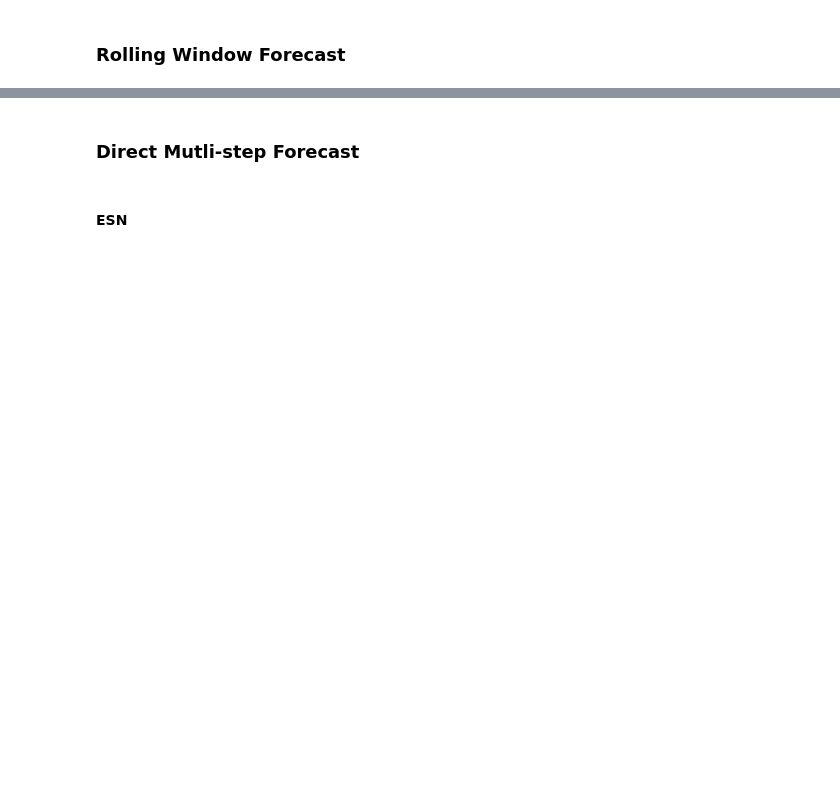
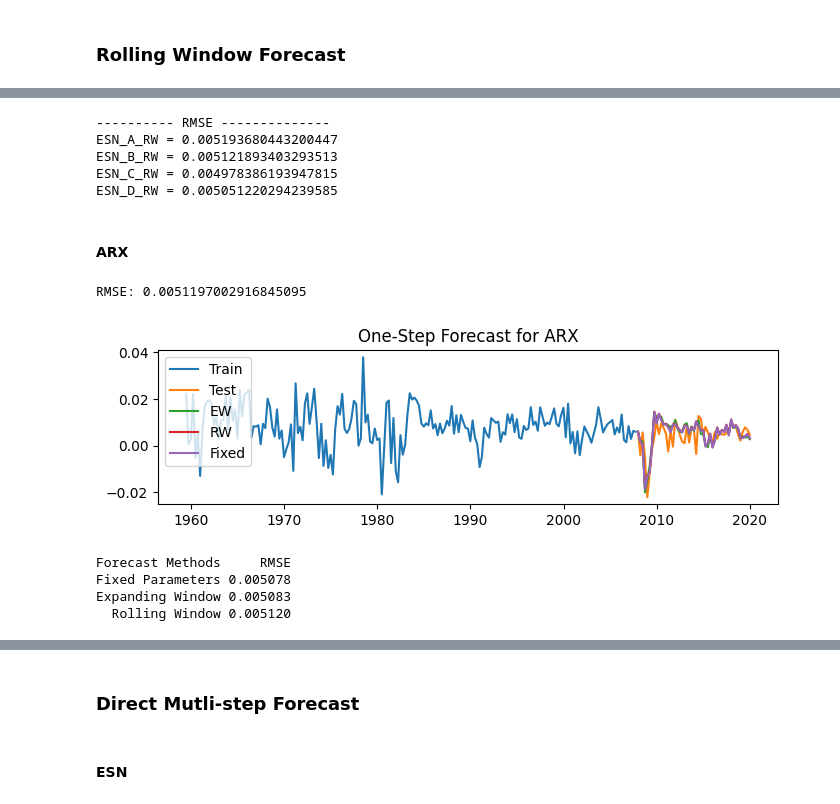
Before and after one commit to qh007/FYP, a Jupyter notebook: All Models.ipynb, the cells around one changed output, grey strips where cells are left out. Drawn from its saved outputs; the diff is of its cells as text; code cells hidden in the pictures; blank space fills up the shorter version.

```diff
--- a/All Models.ipynb
+++ b/All Models.ipynb
@@ -160,5 +190,5 @@ esn_c = ESN(
 #### ARX
 # %%
 order = (1, 0, 0)  # AR(1)
-model = ARIMA(endog=GDP_fill_data_train, exog=x_train, order=order)
-fit = model.fit(method='yule_walker')
+arx_model = ARIMA(endog=GDP_fill_data_train, exog=x_train, order=order)
+arx_fit = arx_model.fit(method='yule_walker')
@@ -249,7 +340,7 @@ plt.show()
 #### ARX
 # %%
 # make predictions - one step ahead forecast
-arx_forecast = fit.predict(start=len(x_train), end=len(data_new)-1, exog=x_test)
+arx_forecast = arx_fit.predict(start=len(x_train), end=len(data_new)-1, exog=x_test)
 
 # Evaluate the model
 mse_arx = mean_squared_error(GDP_fill_data_test, arx_forecast)
@@ -486,0 +693,64 @@ ValueError: Pandas data cast to numpy dtype of object. Check input data with np.
+# %%
+# evaluate forcast
+print("---------- RMSE --------------")
+print(f"ESN_A_RW = {esn_A_rw['rmse']} \t")
+print(f"ESN_B_RW = {esn_B_rw['rmse']} \t")
+print(f"ESN_C_RW = {esn_C_rw['rmse']} \t")
+print(f"ESN_D_RW = {esn_D_rw['rmse']} \t")
+# %% [output]
+---------- RMSE --------------
+ESN_A_RW = 0.005193680443200447
+ESN_B_RW = 0.005121893403293513
+ESN_C_RW = 0.004978386193947815
+ESN_D_RW = 0.005051220294239585
+# %% [markdown]
+#### ARX
+# %%
+hist_exo_rw = x_train.copy(deep=True)
+hist_endo_rw = GDP_fill_data_train.copy(deep=True)
+arx_fore_rw = list()
+
+warnings.filterwarnings("ignore")
+
+for t in range(len(x_test)):
+ # model set up and fit
+ model = ARIMA(endog=hist_endo_rw, exog=hist_exo_rw, order=order)
+ fit = model.fit(method='yule_walker')
+ output = fit.forecast(steps=1, exog = x_test.iloc[t,])
+
+ # update training dataset with observed data
+ hist_exo = hist_exo.iloc[1:]._append(x_test.iloc[t,:],ignore_index=False)
+ hist_endo = hist_endo.iloc[1:]._append(GDP_fill_data_test.iloc[t,], ignore_index=False)
+
+ arx_fore_rw.append(output)
+
+warnings.resetwarnings()
+
+# evaluate forecasts
+arx_rmse_rw = math.sqrt(mean_squared_error(GDP_fill_data_test, arx_fore_rw))
+print('RMSE: '+str(arx_rmse_rw))
+# %% [output]
+RMSE: 0.0051197002916845095
+# %%
+# plot forecasts against actual outcomes
+plt.figure(figsize=(8,2))
+plt.plot(data_new.index[:len(x_train)], GDP_fill_data_train, label='Train')
+plt.plot(data_new.index[len(x_train):], GDP_fill_data_test, label='Test')
+plt.plot(data_new.index[len(x_train):], arx_fore_ew, label='EW')
+plt.plot(data_new.index[len(x_train):], arx_fore_rw, label='RW')
+plt.plot(data_new.index[len(x_train):], arx_forecast, label='Fixed')
+plt.title("One-Step Forecast for ARX")
+plt.legend()
+plt.show()
+# %% [output]
+[figure, added]
+# %%
+rmse_sum = {'Forecast Methods': ['Fixed Parameters', 'Expanding Window', 'Rolling Window'],
+            'RMSE': [rmse_arx, arx_rmse_ew, arx_rmse_rw ]}
+
+print(pd.DataFrame(rmse_sum).to_string(index=False))
+# %% [output]
+Forecast Methods     RMSE
+Fixed Parameters 0.005078
+Expanding Window 0.005083
+  Rolling Window 0.005120
```
Also changed, not shown: parts of 47 cells of this notebook, 2 other files.
